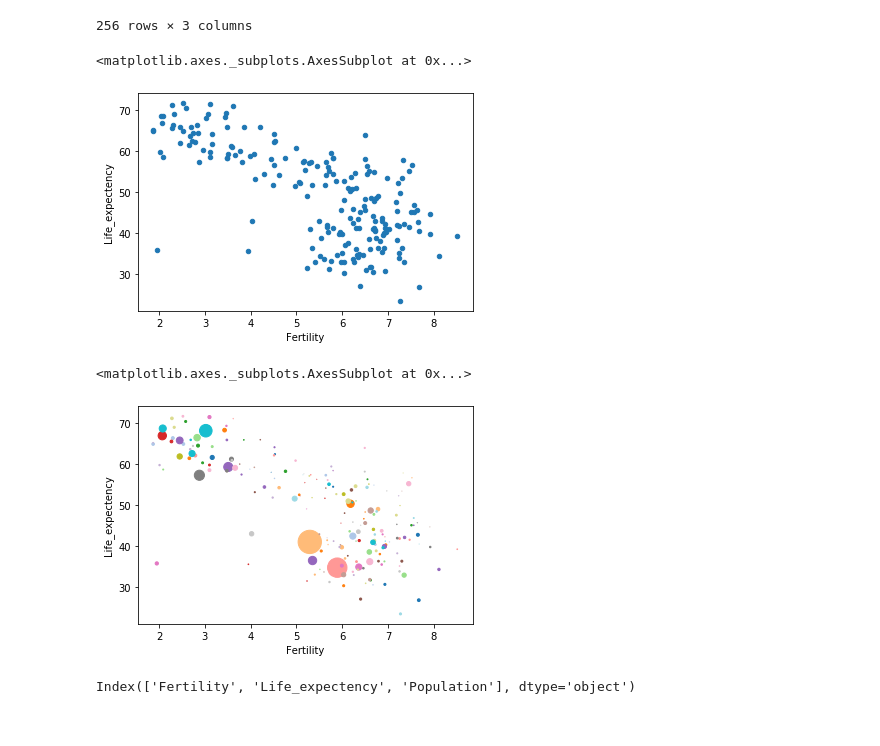
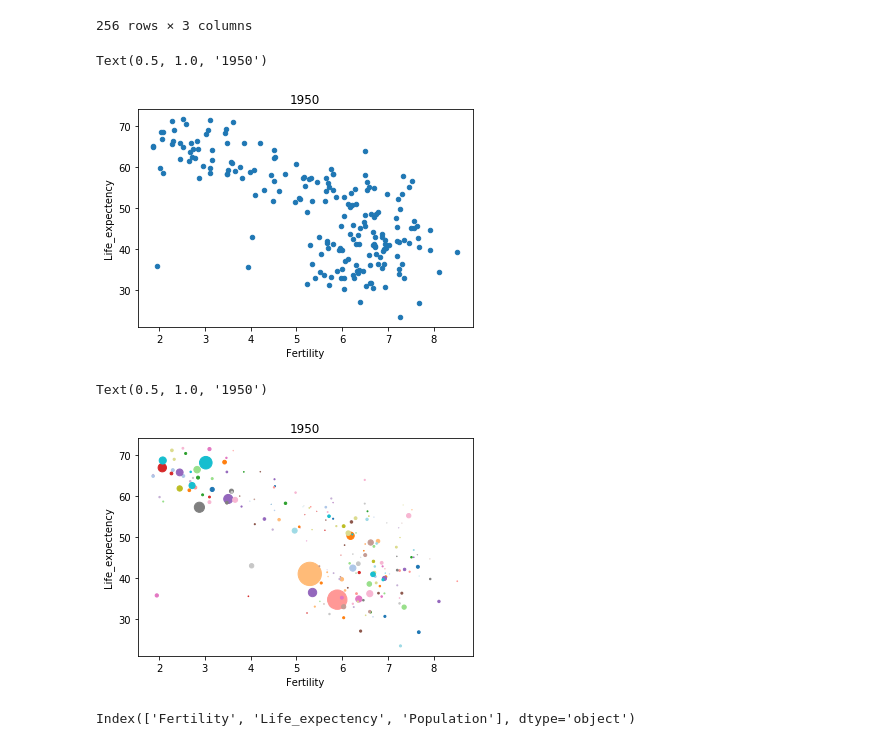
Before and after one commit to iremnasir/bootcamp_progress, a Jupyter notebook: Animate a Scatterplot.ipynb, the cells around one changed output. Drawn from its saved outputs; the diff is of its cells as text; code cells hidden in the pictures.

```diff
--- a/Animate a Scatterplot.ipynb
+++ b/Animate a Scatterplot.ipynb
@@ -314,17 +348,19 @@ df7
 256 rows × 3 columns
 # %%
 df7.plot.scatter('Fertility', 'Life_expectency')
+plt.title("1950")
 # %% [output]
-<matplotlib.axes._subplots.AxesSubplot at 0x...>
+Text(0.5, 1.0, '1950')
-[figure, old version]
+[figure, new version]
 # %%
 df7["Population"] = df7["Population"]/1000000
 # %%
-cmap = plt.get_cmap('tab20', lut = len(df7)).colors
+cmap = plt.get_cmap('tab20', lut = len(df7)).colors # choosing color range
 df7.plot.scatter('Fertility', 'Life_expectency', s=df7['Population'], c=cmap)
+plt.title("1950")
 # %% [output]
-<matplotlib.axes._subplots.AxesSubplot at 0x...>
+Text(0.5, 1.0, '1950')
-[figure, old version]
+[figure, new version]
 # %%
 df7.columns
 # %% [output]
```
Also changed, not shown: parts of 8 cells of this notebook.
